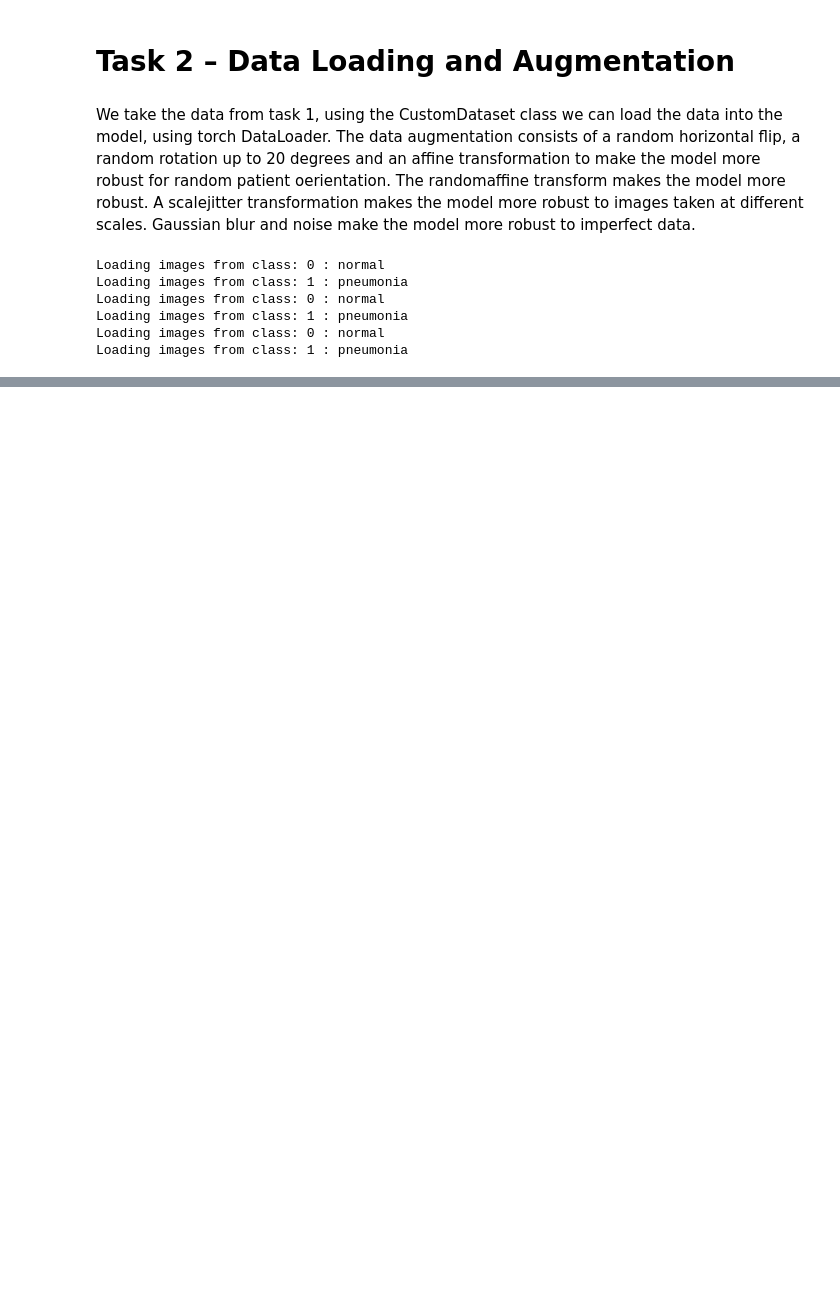
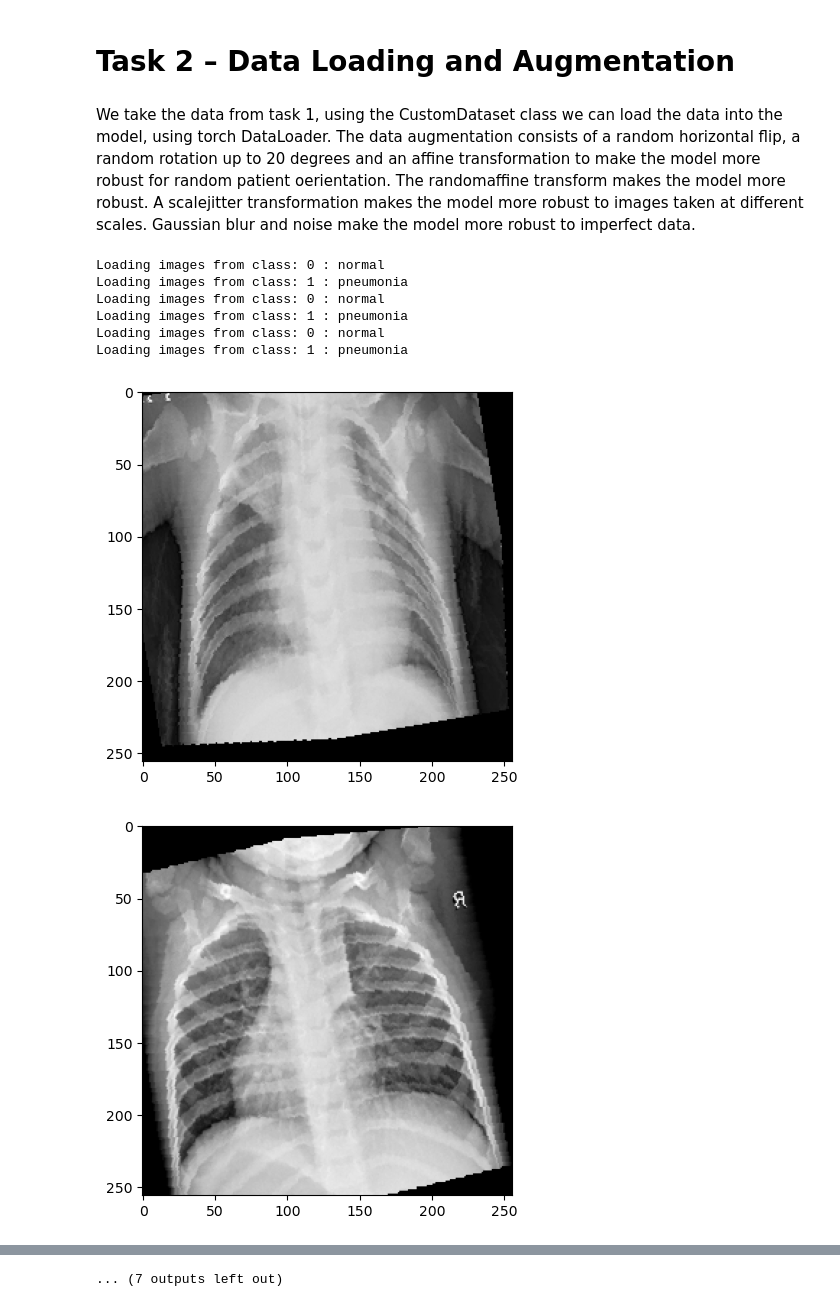
Before and after one commit to h-mulahmetovic/DeepL-Pneumonia, a Jupyter notebook: Task_2.ipynb, the cells around one changed output, grey strips where cells are left out. Drawn from its saved outputs; the diff is of its cells as text; code cells hidden in the pictures; blank space fills up the shorter version.

Commit message:
Added printing of images

```diff
--- a/Task_2.ipynb
+++ b/Task_2.ipynb
@@ -62,8 +62,8 @@ class CustomDataset(Dataset):
 train_transform = transforms.Compose([
     transforms.ToTensor(),
     transforms.RandomHorizontalFlip(p=0.5),
-    transforms.RandomRotation(degrees=20),
-    transforms.RandomAffine(degrees=20, translate=(0.1, 0.1)),
+    transforms.RandomRotation(degrees=10),
+    transforms.RandomAffine(degrees=10, translate=(0.1, 0.1)),
     # transforms.v2.ScaleJitter(target_scale=img_size, scale_range=(0.9, 1.1)),
     transforms.RandomAutocontrast(p=0.25),
     # transforms.GaussianBlur(kernel_size=3, sigma=(0,2.0)),
@@ -97,3 +97,15 @@ Loading images from class: 0 : normal
 Loading images from class: 1 : pneumonia
 Loading images from class: 0 : normal
 Loading images from class: 1 : pneumonia
+# %%
+import matplotlib.pyplot as plt
+i = 0
+
+for images,labels in train_dataloader:
+    if 50 < i < 70:
+        plt.imshow(torch.reshape(images[0], [256, 256, 1]), cmap='Greys_r')
+        plt.show()
+    i += 1
+# %% [output]
+[figure, added]
+[figure, added]
@@ -99,0 +122 @@ Loading images from class: 1 : pneumonia
+... (7 outputs left out)
```
Also changed, not shown: parts of 1 cell of this notebook, 1 other file.
